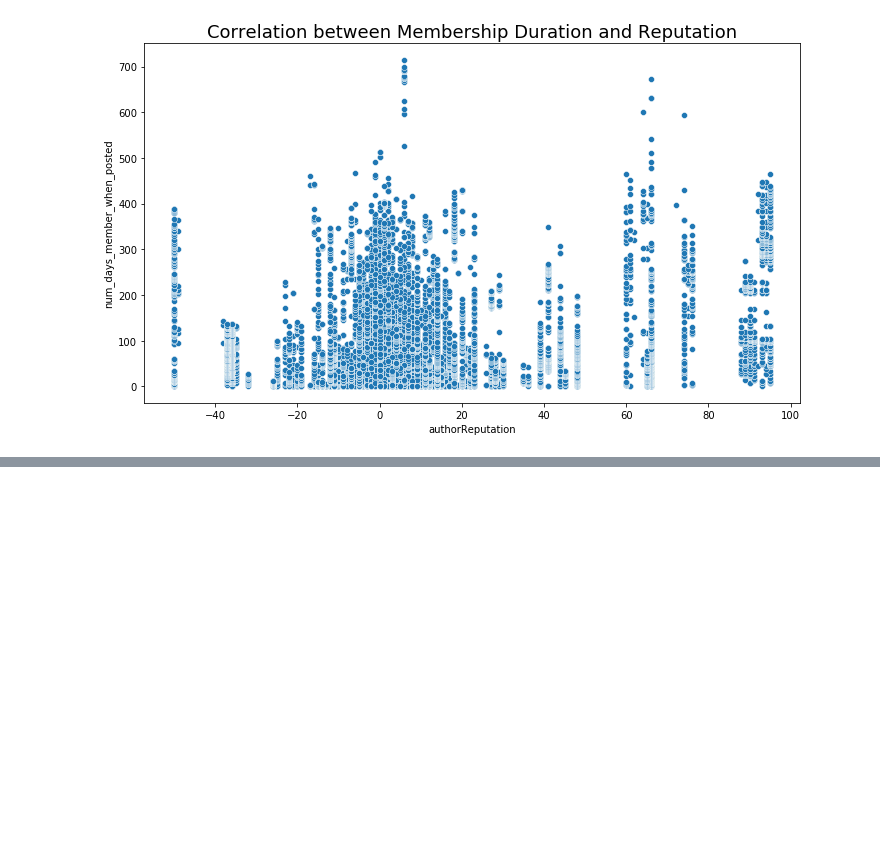
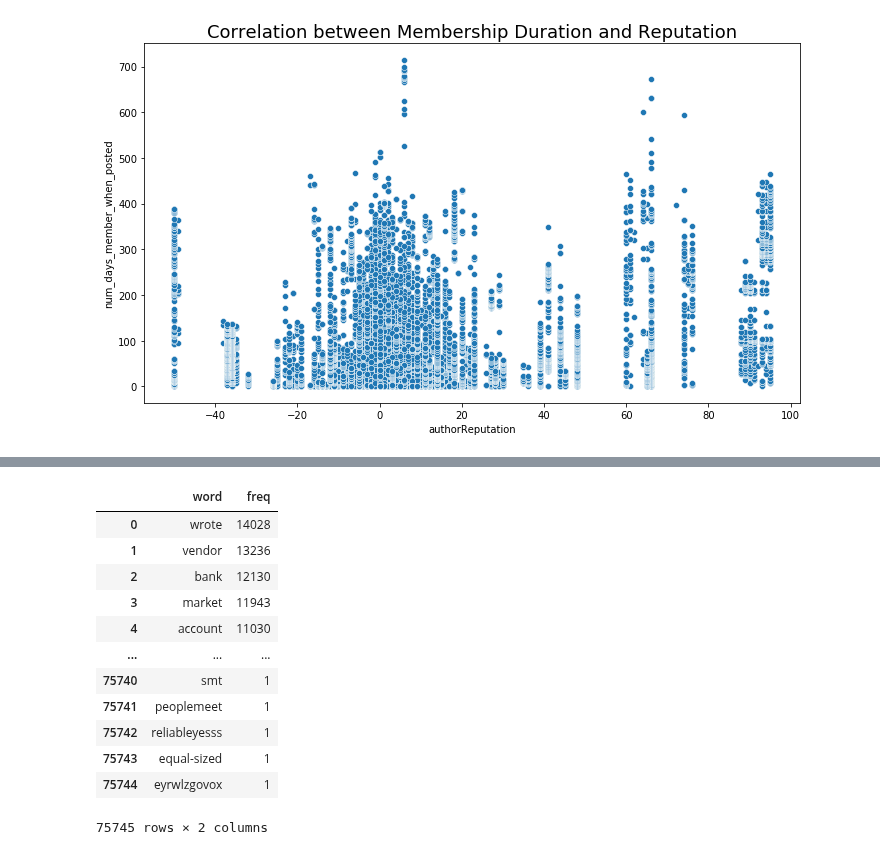
Before and after one commit to Morgan-Sell/darknet-economics, a Jupyter notebook: wallstreet_feat_eng_eda.ipynb, the cells around one changed output, grey strips where cells are left out. Saved outputs shown, nothing was run; the diff lists cells and outputs as text; code cells hidden in the pictures; blank space fills up the shorter version.

Commit message:
Improving data processing for NLP.

```diff
--- a/wallstreet_feat_eng_eda.ipynb
+++ b/wallstreet_feat_eng_eda.ipynb
@@ -316,0 +522,20 @@ plt.axis('off');
+# %%
+all_words_arr = joined_wordcloud_text.split(' ')
+word_freq_df = pd.DataFrame(pd.Series(all_words_arr).value_counts()).reset_index()
+word_freq_df.columns = ['word', 'freq']
+# %%
+word_freq_df
+# %% [output]
+|  | word | freq |
+| 0 | wrote | 14028 |
+| 1 | vendor | 13236 |
+| 2 | bank | 12130 |
+| 3 | market | 11943 |
+| 4 | account | 11030 |
+| ... | ... | ... |
+| 75740 | smt | 1 |
+| 75741 | peoplemeet | 1 |
+| 75742 | reliableyesss | 1 |
+| 75743 | equal-sized | 1 |
+| 75744 | eyrwlzgovox | 1 |
+75745 rows × 2 columns
```
Also changed, not shown: parts of 22 cells of this notebook, 2 other files.
